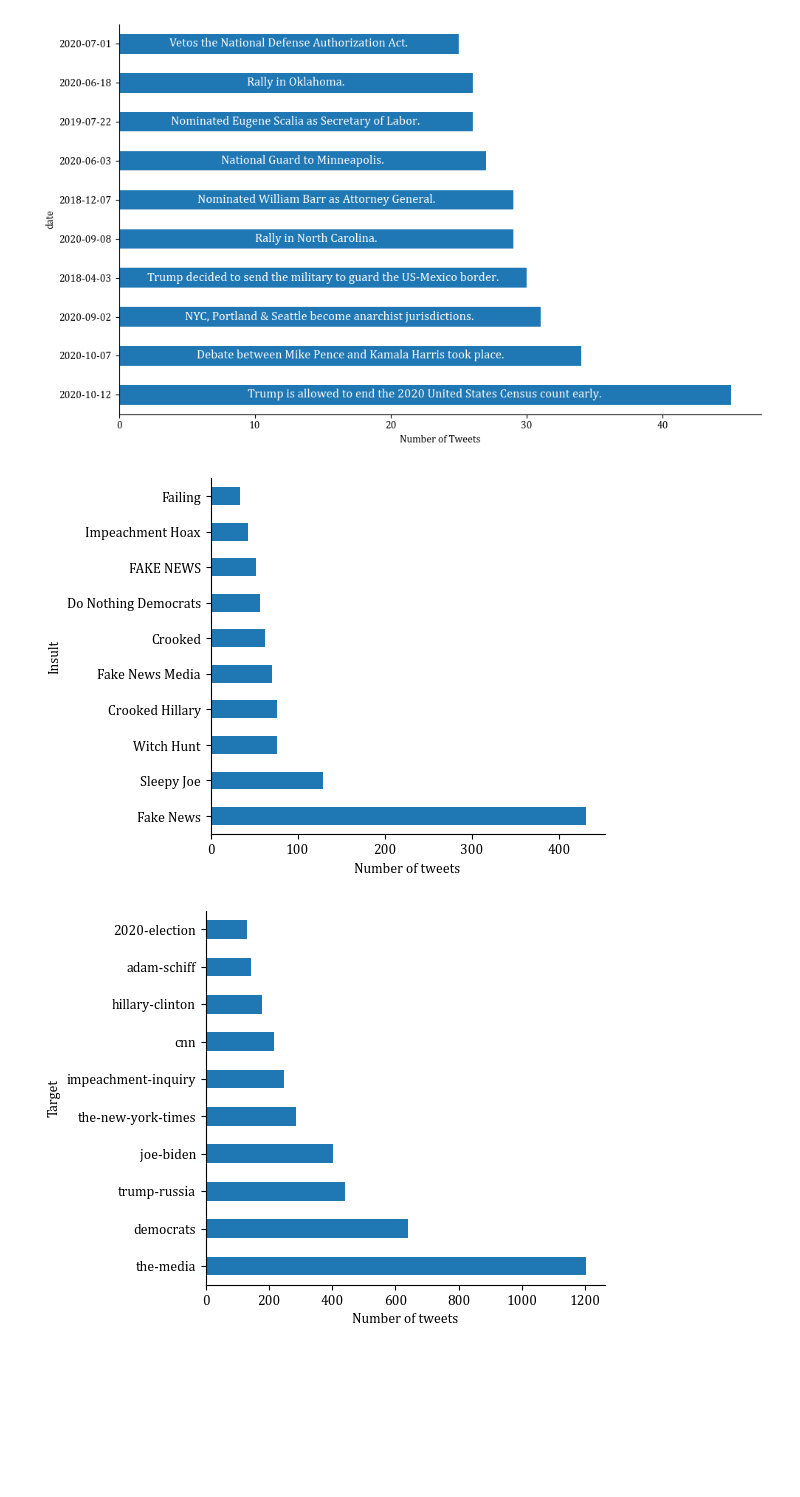
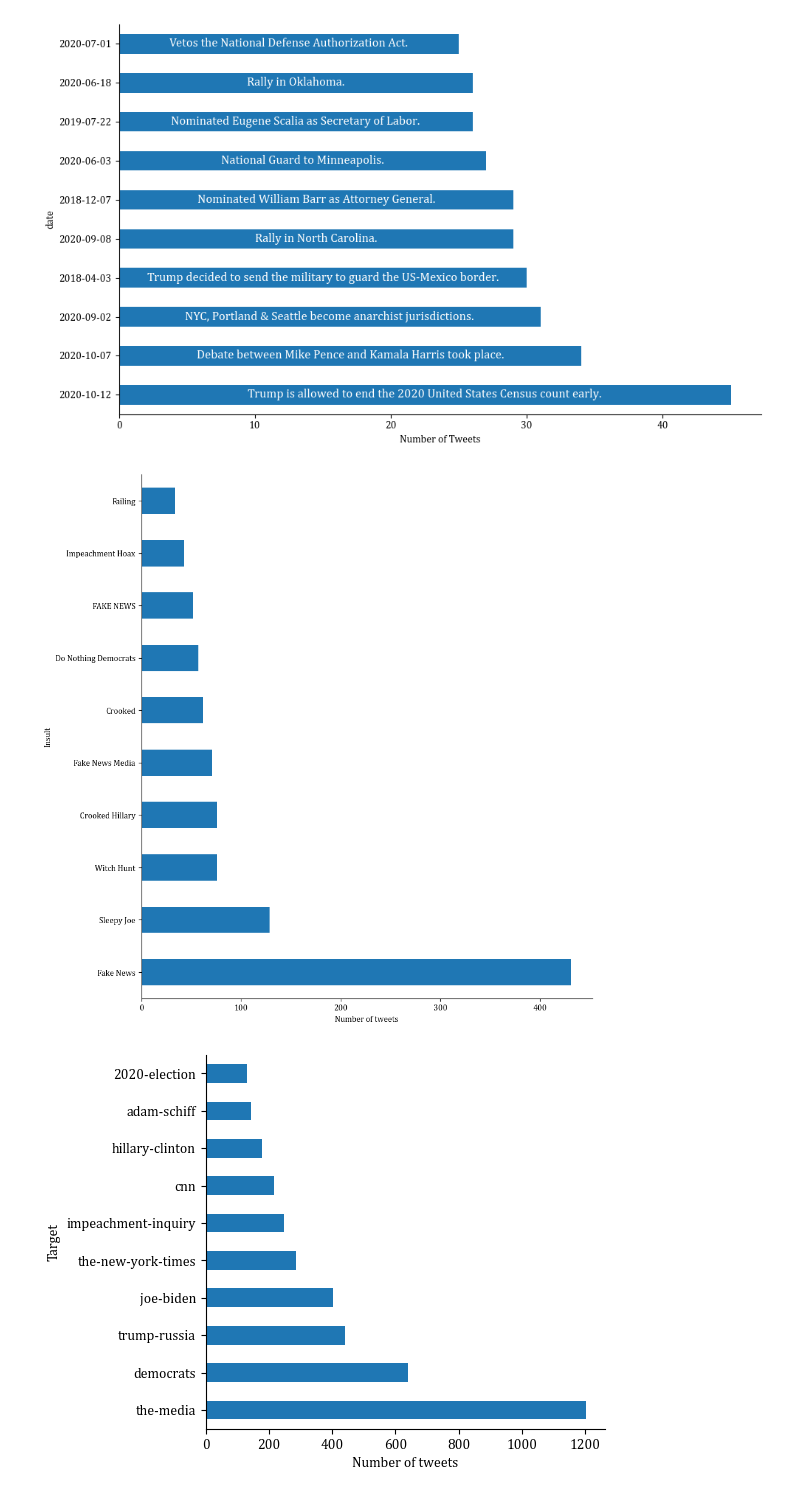
Before and after one commit to Htbibalan/PYTHON_COURSE_2024, a Jupyter notebook: notebooks/hel8048_project.ipynb, the cells around one changed output. Saved outputs shown, nothing was run; the diff lists cells and outputs as text; code cells hidden in the pictures; blank space fills up the shorter version.

```diff
--- a/notebooks/hel8048_project.ipynb
+++ b/notebooks/hel8048_project.ipynb
@@ -478,24 +478,24 @@ plt.show()
 # %%
 # in df_trump, get the number of each insult
 insults = df_trump['insult'].value_counts()
 insults
-
+plt.figure(figsize=(10,10))
 ax = df_trump['insult'].value_counts().head(10).plot(kind="barh")
 
 plt.xlabel('Number of tweets')
 plt.ylabel('Insult')
 plt.title('')
 
 ax.spines['top'].set_visible(False)
 ax.spines['right'].set_visible(False)
 plt.tight_layout(pad=3.0)
-#plt.savefig(fig_folder + "top_10_insults.png")
+plt.savefig(fig_folder + "top_10_insults.png")
 plt.show()
 
 # the data shows an interesting psychological effect, "Fake news" comes in different forms, lower case, upper case and a combination
 #this might also be attributed to some level anger
 # %% [output]
-[figure, old version]
+[figure, new version]
 # %%
 # in df_trump, get the number of each target
 targets = df_trump['target'].value_counts()
```
Also changed, not shown: 1 other file.
